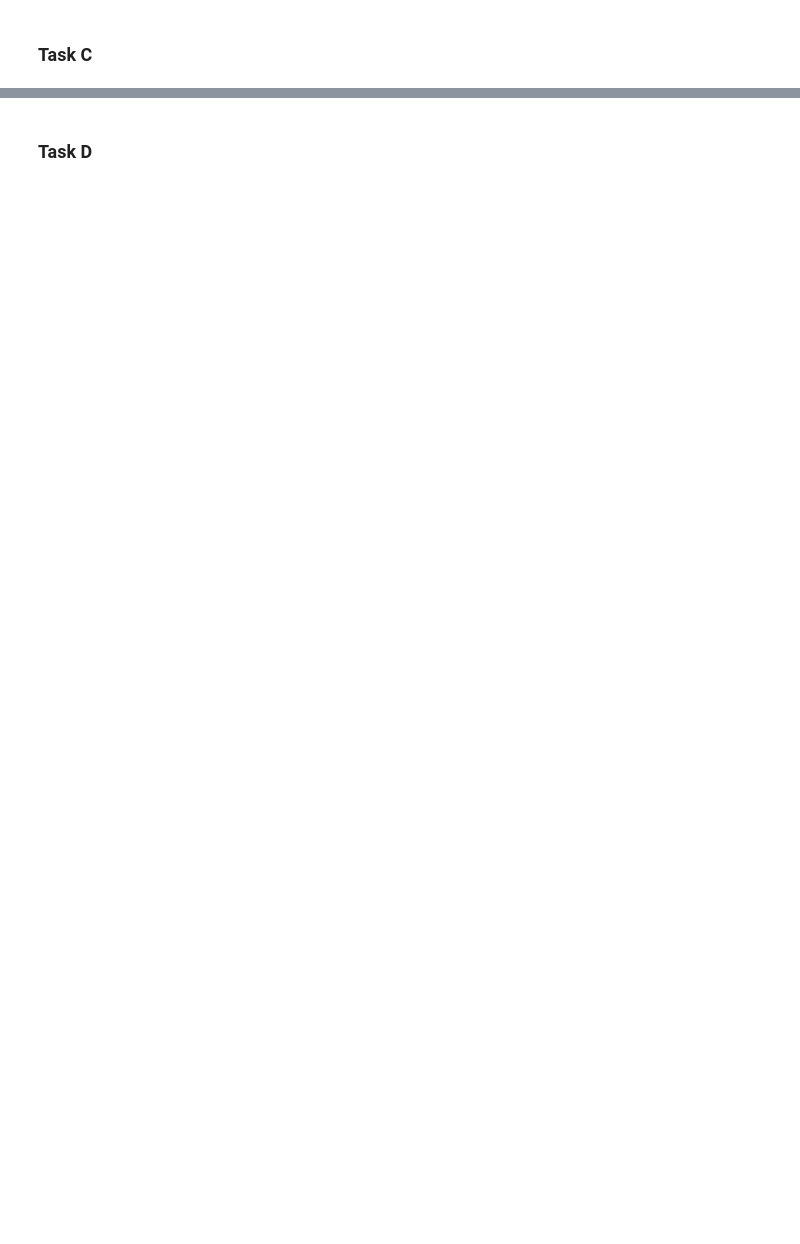
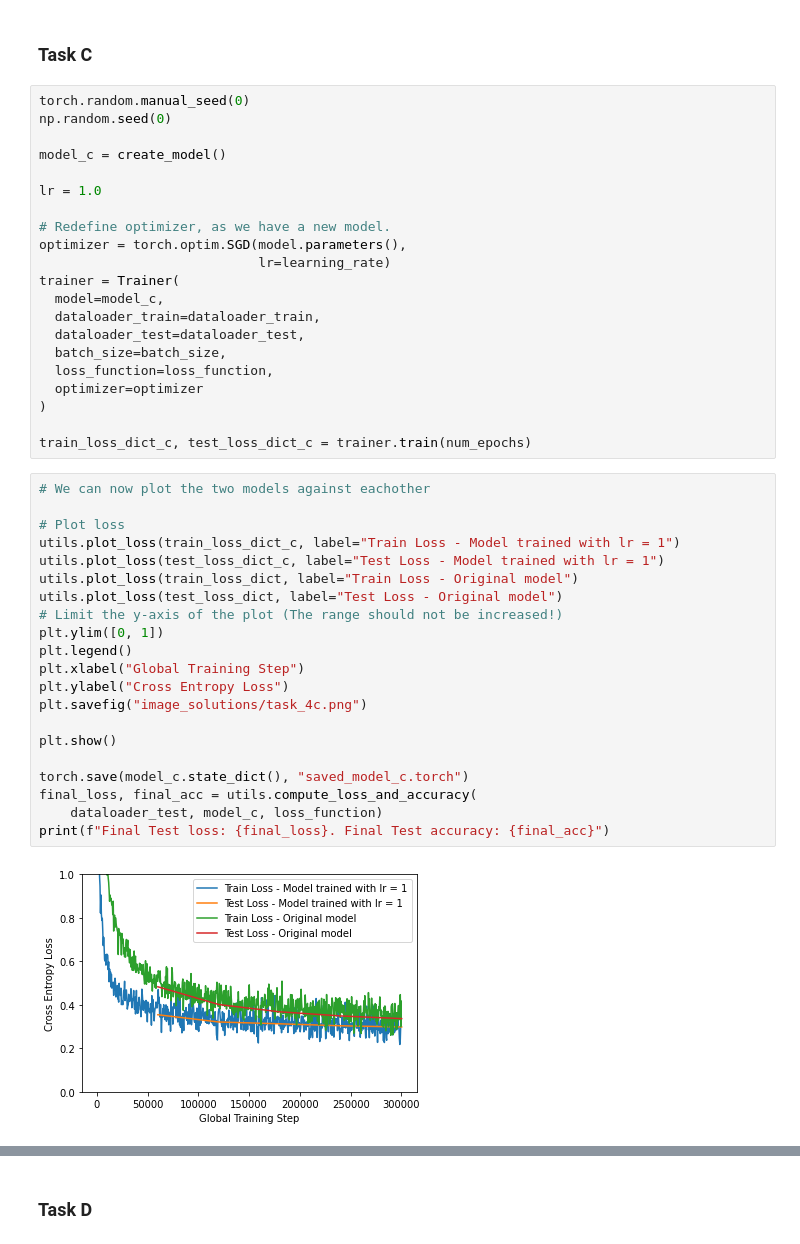
Before and after one commit to tokongs/TDT4195, a Jupyter notebook: TDT4195-StarterCode/assignment1/task4.ipynb, the cells around one changed output, grey strips where cells are left out. Drawn from its saved outputs; the diff is of its cells as text; blank space fills up the shorter version.

```diff
--- a/TDT4195-StarterCode/assignment1/task4.ipynb
+++ b/TDT4195-StarterCode/assignment1/task4.ipynb
@@ -220,2 +230,46 @@ print(f"Final Test loss: {final_loss}. Final Test accuracy: {final_acc}")
 # %% [markdown]
 ### Task C
+# %%
+torch.random.manual_seed(0)
+np.random.seed(0)
+
+model_c = create_model()
+
+lr = 1.0
+
+# Redefine optimizer, as we have a new model.
+optimizer = torch.optim.SGD(model.parameters(),
+                            lr=learning_rate)
+trainer = Trainer(
+  model=model_c,
+  dataloader_train=dataloader_train,
+  dataloader_test=dataloader_test,
+  batch_size=batch_size,
+  loss_function=loss_function,
+  optimizer=optimizer
+)
+
+train_loss_dict_c, test_loss_dict_c = trainer.train(num_epochs)
+# %%
+# We can now plot the two models against eachother
+
+# Plot loss
+utils.plot_loss(train_loss_dict_c, label="Train Loss - Model trained with lr = 1")
+utils.plot_loss(test_loss_dict_c, label="Test Loss - Model trained with lr = 1")
+utils.plot_loss(train_loss_dict, label="Train Loss - Original model")
+utils.plot_loss(test_loss_dict, label="Test Loss - Original model")
+# Limit the y-axis of the plot (The range should not be increased!)
+plt.ylim([0, 1])
+plt.legend()
+plt.xlabel("Global Training Step")
+plt.ylabel("Cross Entropy Loss")
+plt.savefig("image_solutions/task_4c.png")
+
+plt.show()
+
+torch.save(model_c.state_dict(), "saved_model_c.torch")
+final_loss, final_acc = utils.compute_loss_and_accuracy(
+    dataloader_test, model_c, loss_function)
+print(f"Final Test loss: {final_loss}. Final Test accuracy: {final_acc}")
+# %% [output]
+[figure, added]
```
Also changed, not shown: parts of 4 cells of this notebook, 12 other files.
